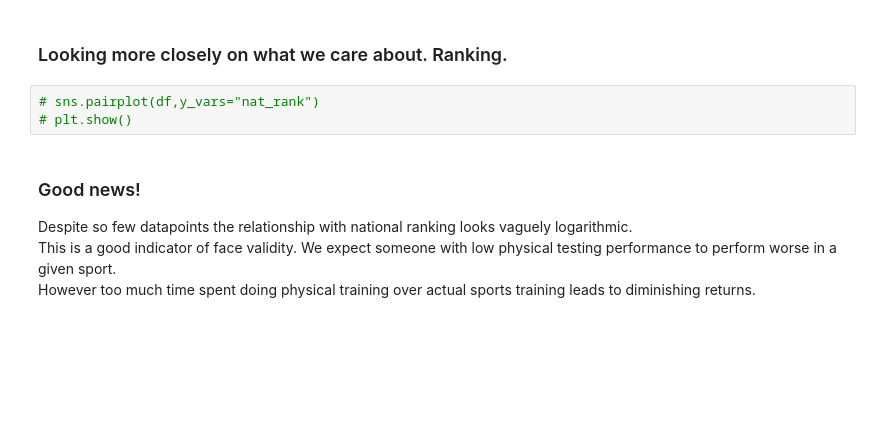
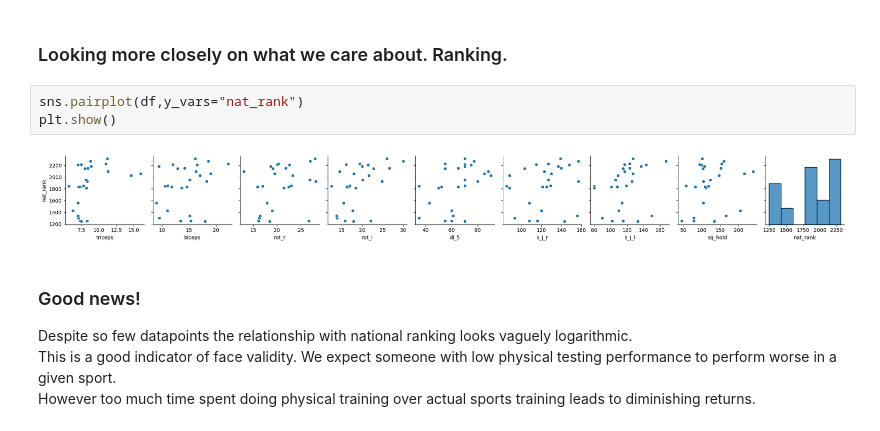
Before and after one commit to CarlRaask/Portfolio, a Jupyter notebook: Table_tennis_exploration/Table_tennis_physical_tests_regressions.ipynb, the cells around one changed output. Cells and saved outputs as stored; diff of their text form; blank space fills up the shorter version.

```diff
--- a/Table_tennis_exploration/Table_tennis_physical_tests_regressions.ipynb
+++ b/Table_tennis_exploration/Table_tennis_physical_tests_regressions.ipynb
@@ -189,8 +197,10 @@ df = df.fillna(df.median())
 # %% [markdown]
 ### Looking more closely on what we care about. Ranking.
 # %%
-# sns.pairplot(df,y_vars="nat_rank")
-# plt.show()
+sns.pairplot(df,y_vars="nat_rank")
+plt.show()
+# %% [output]
+[figure, added]
 # %% [markdown]
 ### Good news!
 Despite so few datapoints the relationship with national ranking looks vaguely logarithmic.
```
Also changed, not shown: parts of 5 cells of this notebook, 1 other file.
